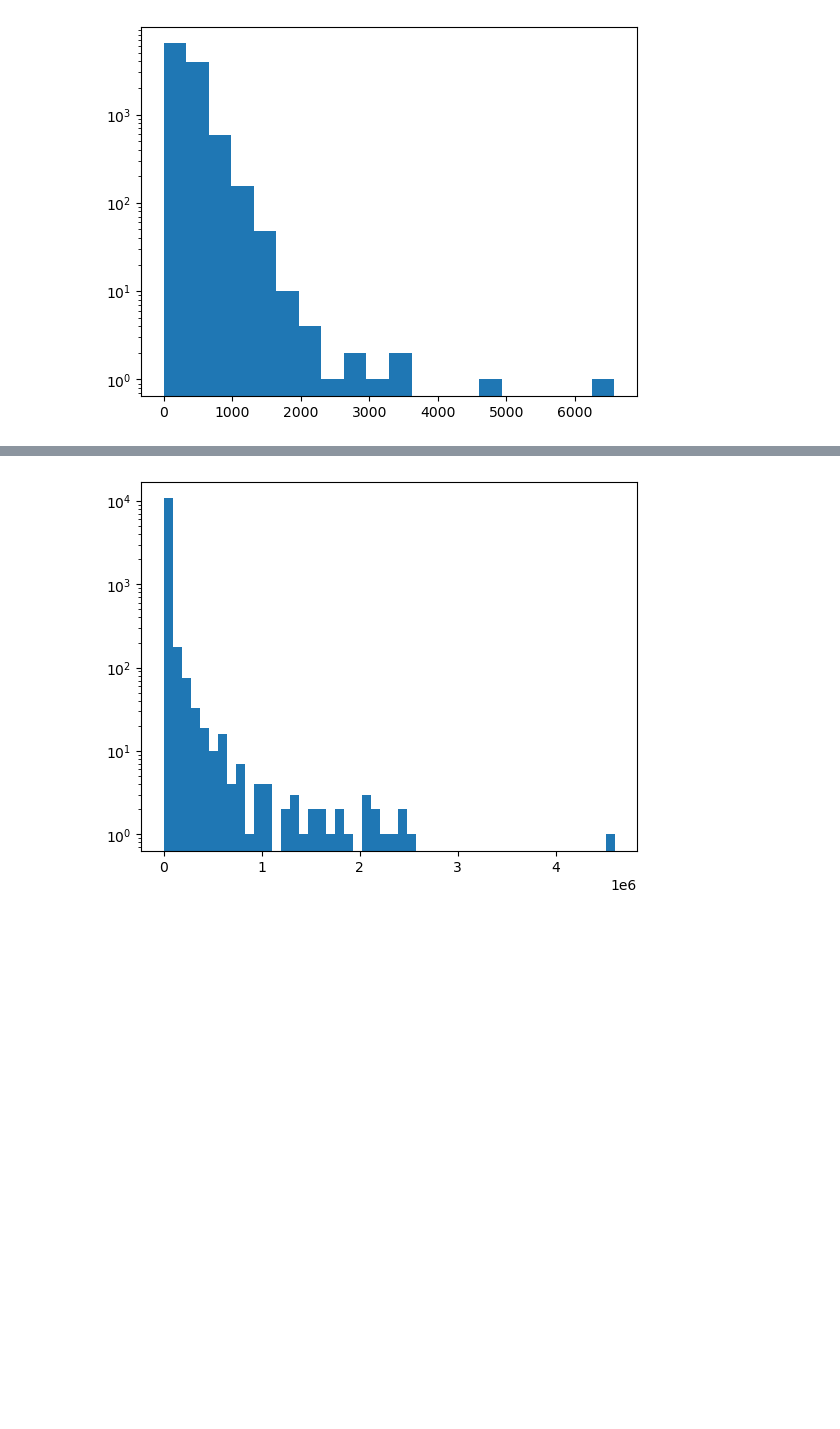
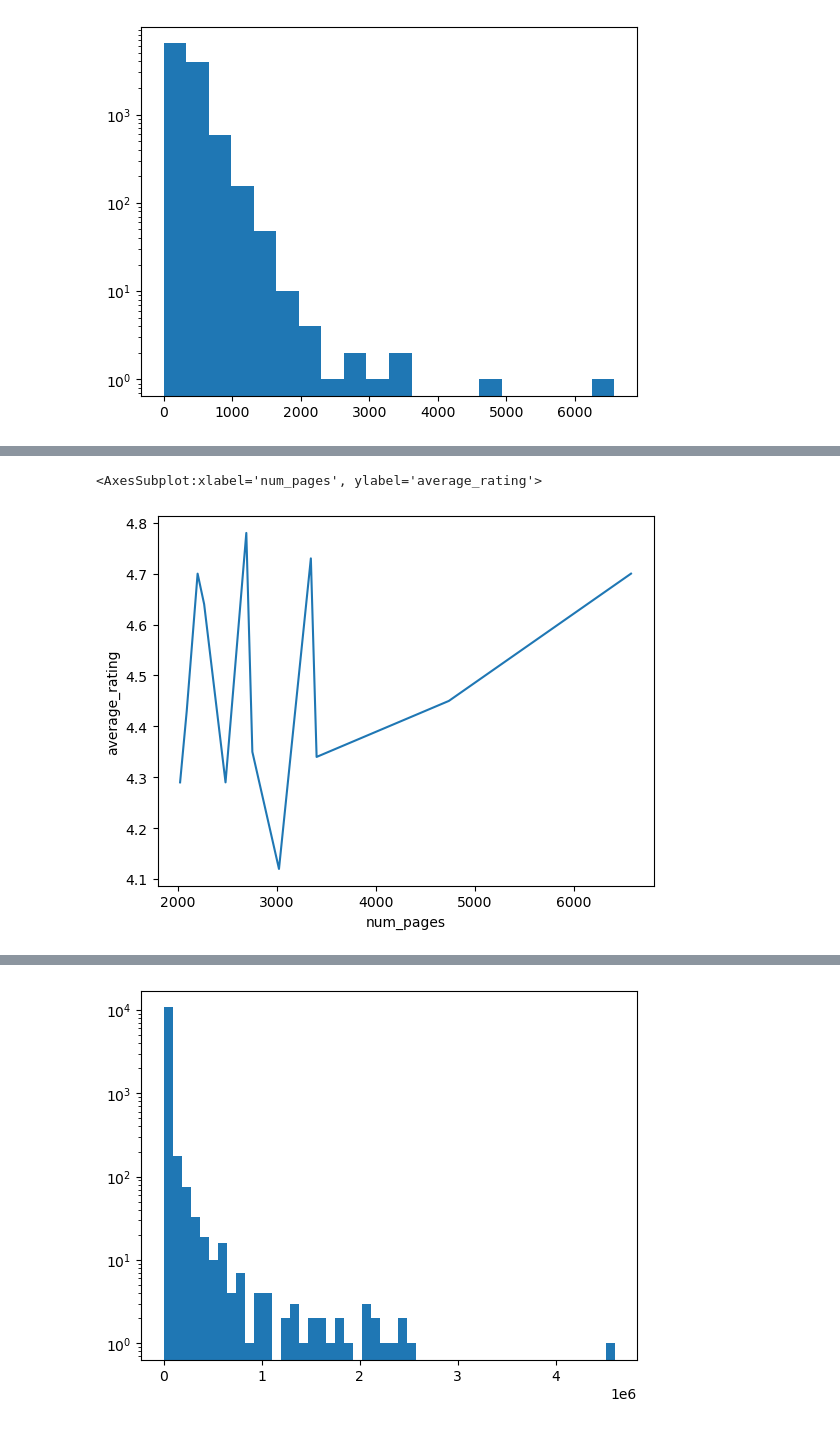
Before and after one commit to Attoumassa/book_rating_prediction_model, a Jupyter notebook: Data_analysis/exploratory_analysis.ipynb, the cells around one changed output, grey strips where cells are left out. Saved outputs shown, nothing was run; the diff lists cells and outputs as text; code cells hidden in the pictures; blank space fills up the shorter version.

```diff
--- a/Data_analysis/exploratory_analysis.ipynb
+++ b/Data_analysis/exploratory_analysis.ipynb
@@ -113,0 +127,5 @@ sns.lineplot(data=df,x="average_rating",y="num_pages")
+# %%
+sns.lineplot(data=df_sup2k,x="num_pages",y="average_rating")
+# %% [output]
+<AxesSubplot:xlabel='num_pages', ylabel='average_rating'>
+[figure, added]
```
Also changed, not shown: parts of 17 cells of this notebook.
